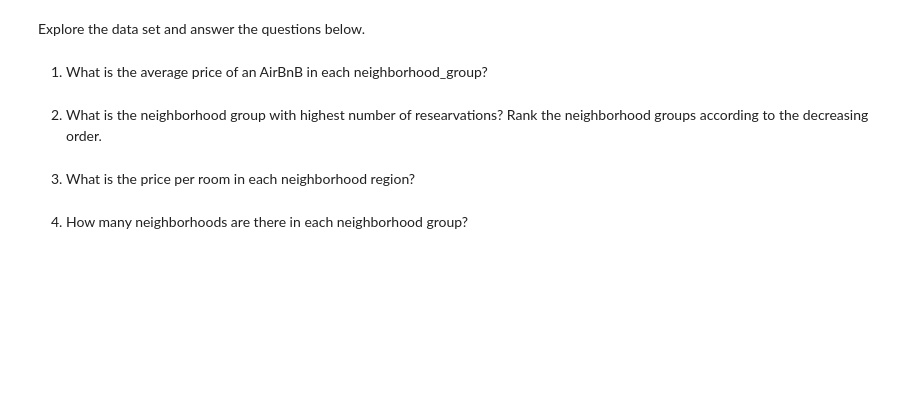
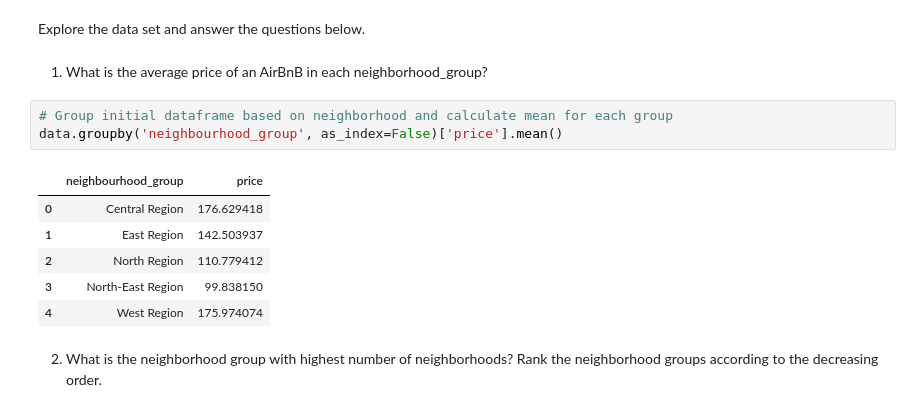
Before and after one commit to tharina11/Machine-Learning-Projects, a Jupyter notebook: 3. Singapore Airbnb data Exploratory Data Analysis/AirBnB_EDA.ipynb, the cells around one changed output. Saved outputs shown, nothing was run; the diff lists cells and outputs as text; blank space fills up the shorter version.

```diff
--- a/3. Singapore Airbnb data Exploratory Data Analysis/AirBnB_EDA.ipynb
+++ b/3. Singapore Airbnb data Exploratory Data Analysis/AirBnB_EDA.ipynb
@@ -239,9 +239,15 @@ m
 Explore the data set and answer the questions below.
 # %% [markdown]
 1. What is the average price of an AirBnB in each neighborhood_group?
+# %%
+# Group initial dataframe based on neighborhood and calculate mean for each group
+data.groupby('neighbourhood_group', as_index=False)['price'].mean()
+# %% [output]
+|  | neighbourhood_group | price |
+| 0 | Central Region | 176.629418 |
+| 1 | East Region | 142.503937 |
+| 2 | North Region | 110.779412 |
+| 3 | North-East Region | 99.838150 |
+| 4 | West Region | 175.974074 |
 # %% [markdown]
-2. What is the neighborhood group with highest number of researvations? Rank the neighborhood groups according to the decreasing order.
+2. What is the neighborhood group with highest number of neighborhoods? Rank the neighborhood groups according to the decreasing order.
-# %% [markdown]
-3. What is the price per room in each neighborhood region?
-# %% [markdown]
-4. How many neighborhoods are there in each neighborhood group?
```
Also changed, not shown: parts of 10 cells of this notebook.
